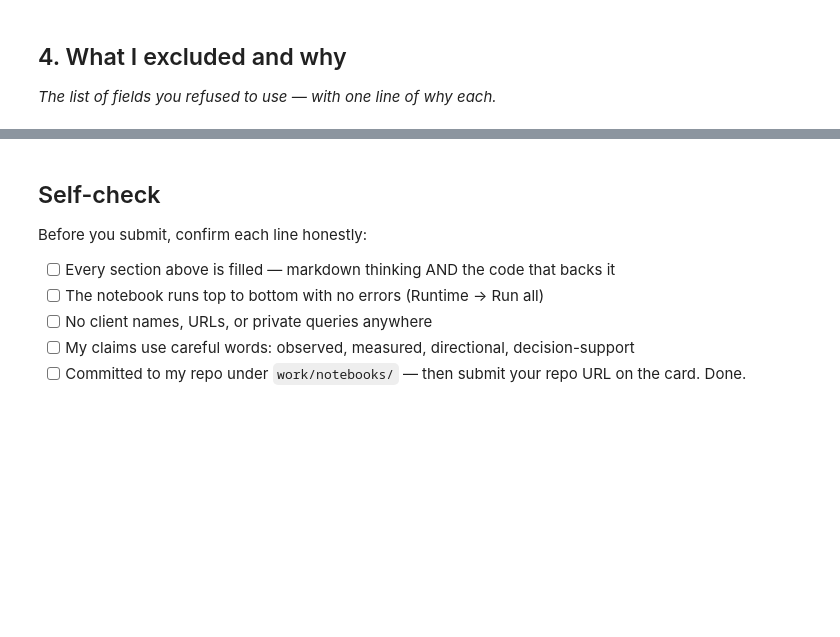
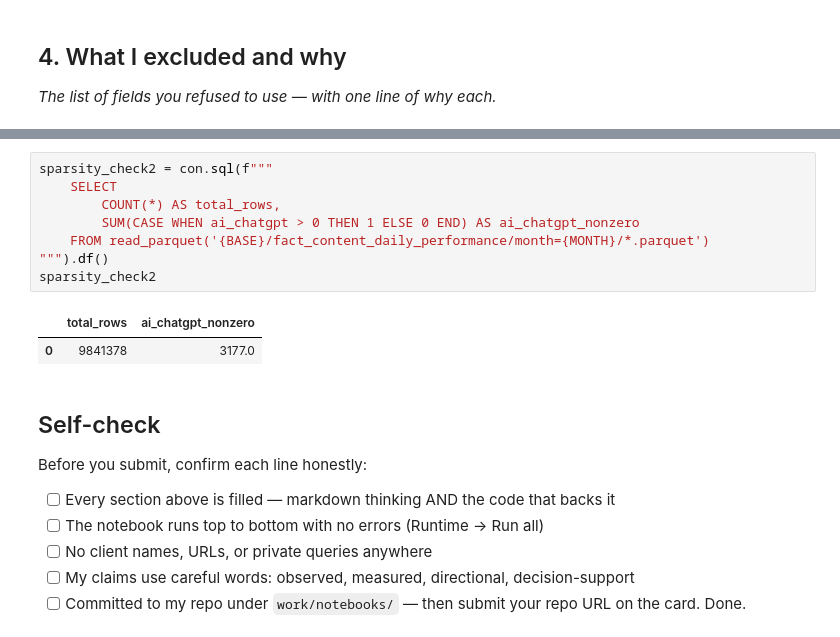
Before and after one commit to maryam12arshad17/flyrank-internship-ml, a Jupyter notebook: work/notebooks/w03_feature_leakage_check.ipynb, the cells around one changed output, grey strips where cells are left out. Cells and saved outputs as stored; diff of their text form; blank space fills up the shorter version.

```diff
--- a/work/notebooks/w03_feature_leakage_check.ipynb
+++ b/work/notebooks/w03_feature_leakage_check.ipynb
@@ -37,3 +223,14 @@ This skeleton is yours to fill. Work the sections **in order** — each one has
+# %%
+sparsity_check2 = con.sql(f"""
+    SELECT
+        COUNT(*) AS total_rows,
+        SUM(CASE WHEN ai_chatgpt > 0 THEN 1 ELSE 0 END) AS ai_chatgpt_nonzero
+    FROM read_parquet('{BASE}/fact_content_daily_performance/month={MONTH}/*.parquet')
+""").df()
+sparsity_check2
+# %% [output]
+|  | total_rows | ai_chatgpt_nonzero |
+| 0 | 9841378 | 3177.0 |
 # %% [markdown]
 ## Self-check
 
```
Also changed, not shown: parts of 13 cells of this notebook.
